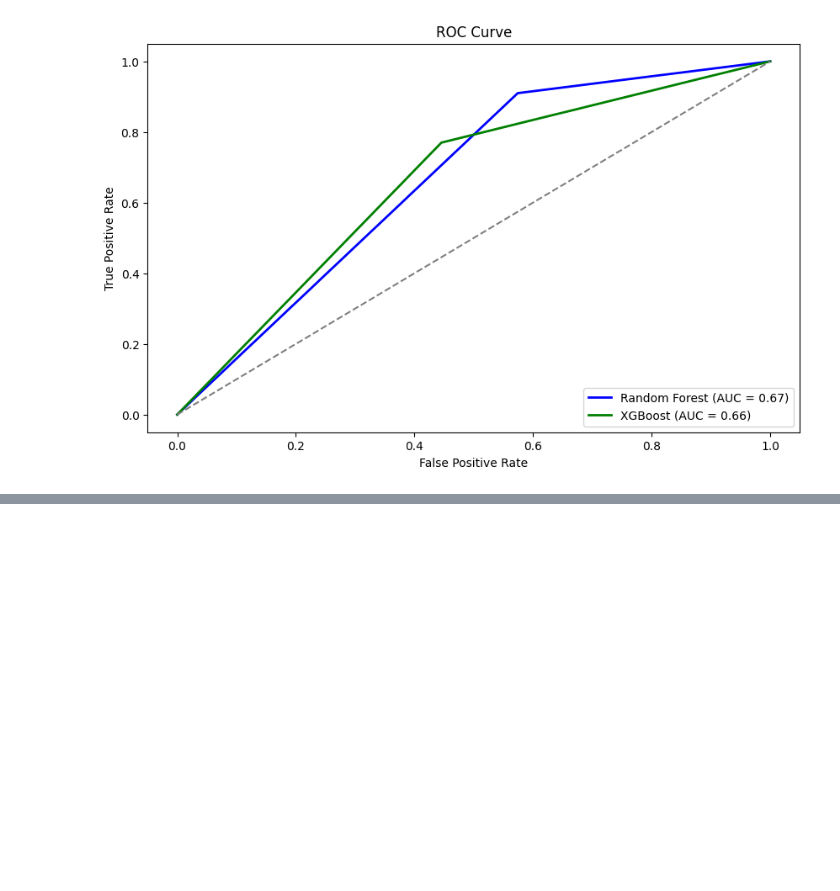
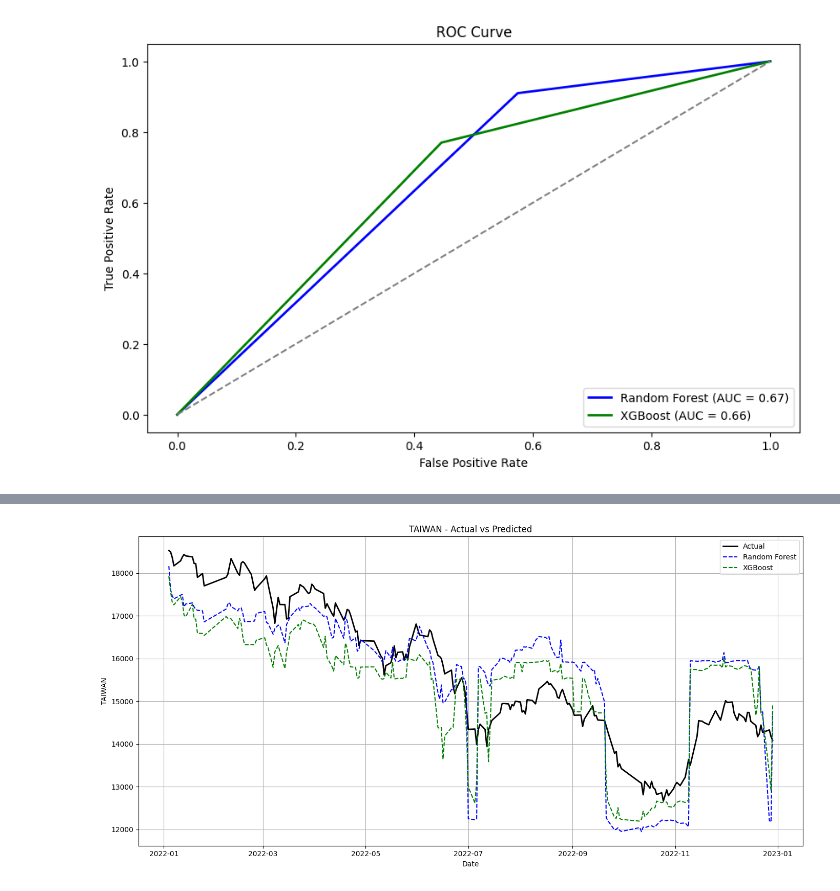
Before and after one commit to elisabethlelesle/Data_Mining, a Jupyter notebook: HW4_Data_Mining/Assignment4/questions123.ipynb, the cells around one changed output, grey strips where cells are left out. Drawn from its saved outputs; the diff is of its cells as text; code cells hidden in the pictures; blank space fills up the shorter version.

```diff
--- a/HW4_Data_Mining/Assignment4/questions123.ipynb
+++ b/HW4_Data_Mining/Assignment4/questions123.ipynb
@@ -536,0 +547,84 @@ plt.show()
+# %%
+# Load the dataset
+df = pd.read_excel("Asia_Stock.xlsx")
+
+# Convert Date to datetime format
+df['Date'] = pd.to_datetime(df['Date'])
+# %%
+# Split dataset into training and testing sets
+train = df[df['Date'].dt.year <= 2021]
+test = df[df['Date'].dt.year >= 2022]
+# %%
+# Define the target countries
+countries = ['TAIWAN', 'KOREA', 'JAPAN', 'INDIA']
+
+# Initialize storage for performance metrics
+results = []
+# %%
+# Loop through each country to calculate KPIs and forecasting
+for country in countries:
+    print(f"\nProcessing {country}...")
+
+    # Prepare predictors and target
+    X_train = train.drop(columns=['Date'] + countries)
+    y_train = train[country]
+
+    X_test = test.drop(columns=['Date'] + countries)
+    y_test = test[country]
+
+    # Apply Random Forest for KPI determination
+    rf_model = RandomForestRegressor(n_estimators=100, random_state=42)
+    rf_model.fit(X_train, y_train)
+
+    rf_feature_importance = pd.Series(rf_model.feature_importances_, index=X_train.columns)
+    rf_feature_importance = rf_feature_importance.sort_values(ascending=False)
+    print("Random Forest Feature Importance:")
+    print(rf_feature_importance)
+
+    # Apply XGBoost for forecasting
+    xgb_model = xgb.XGBRegressor(objective='reg:squarederror', n_estimators=100, random_state=42)
+    xgb_model.fit(X_train, y_train)
+
+    xgb_feature_importance = pd.Series(xgb_model.feature_importances_, index=X_train.columns)
+    xgb_feature_importance = xgb_feature_importance.sort_values(ascending=False)
+    print("XGBoost Feature Importance:")
+    print(xgb_feature_importance)
+
+    # Make predictions
+    rf_predictions = rf_model.predict(X_test)
+    xgb_predictions = xgb_model.predict(X_test)
+
+    # Evaluate models' performance
+    rf_rmse = np.sqrt(mean_squared_error(y_test, rf_predictions))
+    xgb_rmse = np.sqrt(mean_squared_error(y_test, xgb_predictions))
+
+    rf_mae = mean_absolute_error(y_test, rf_predictions)
+    xgb_mae = mean_absolute_error(y_test, xgb_predictions)
+
+    rf_mape = mean_absolute_percentage_error(y_test, rf_predictions)
+    xgb_mape = mean_absolute_percentage_error(y_test, xgb_predictions)
+
+    results.append({
+        'Country': country,
+        'RF_RMSE': rf_rmse,
+        'XGB_RMSE': xgb_rmse,
+        'RF_MAE': rf_mae,
+        'XGB_MAE': xgb_mae,
+        'RF_MAPE': rf_mape,
+        'XGB_MAPE': xgb_mape
+    })
+
+    # Plot Actual vs Predicted values
+    plt.figure(figsize=(14, 7))
+    plt.plot(test['Date'], y_test, label='Actual', color='black', linewidth=2)
+    plt.plot(test['Date'], rf_predictions, label='Random Forest', color='blue', linestyle='--')
+    plt.plot(test['Date'], xgb_predictions, label='XGBoost', color='green', linestyle='--')
+
+    plt.title(f'{country} - Actual vs Predicted')
+    plt.xlabel('Date')
+    plt.ylabel(country)
+    plt.legend()
+    plt.grid(True)
+    plt.tight_layout()
+    plt.show()
+# %% [output]
@@ -536,0 +648 @@ plt.show()
+[figure, added]
```
Also changed, not shown: parts of 4 cells of this notebook.
